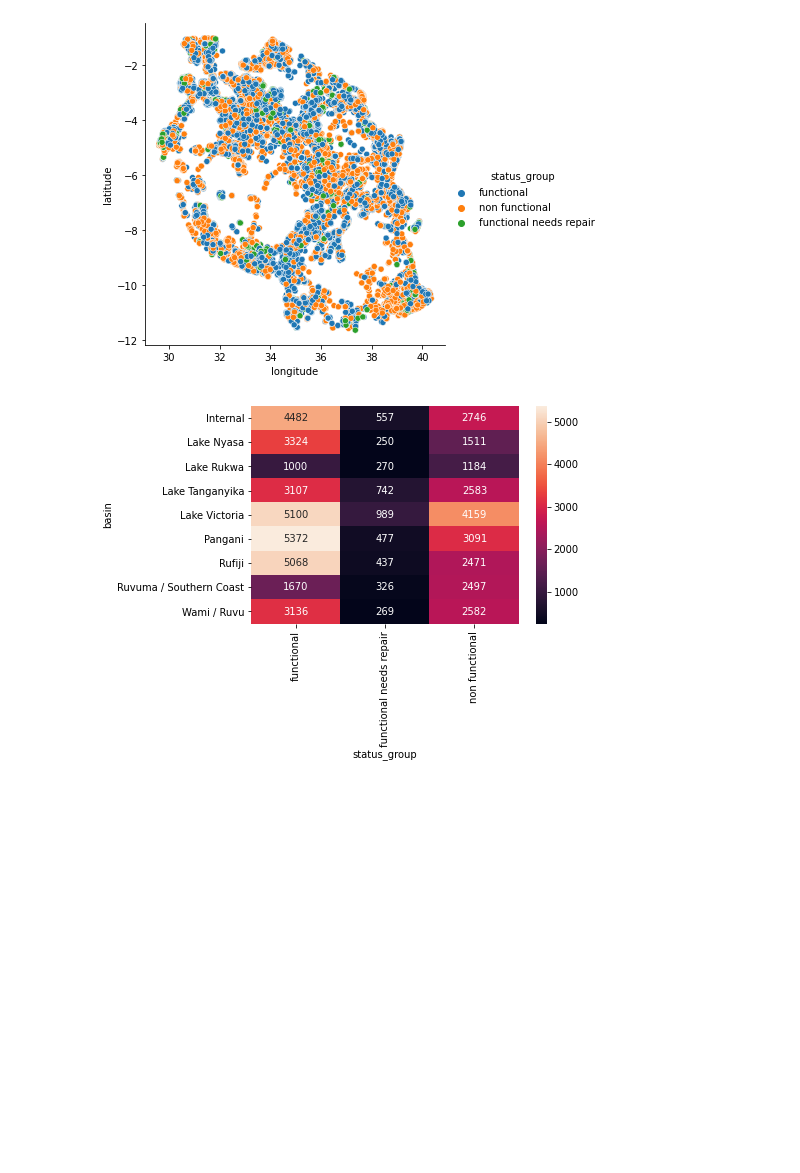
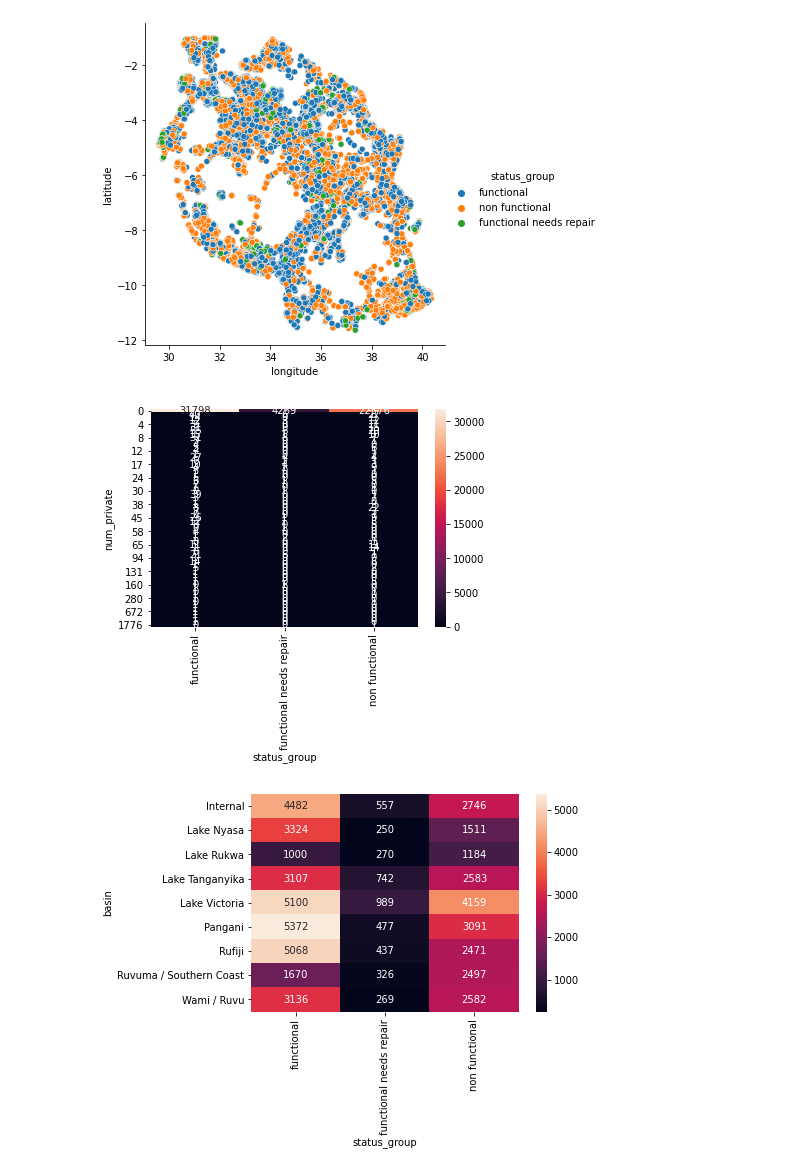
Before and after one commit to budvinchathura/ML-project-drivendata, a Jupyter notebook: ML_project_drivendata.ipynb, the cells around one changed output. Cells and saved outputs as stored; diff of their text form; code cells hidden in the pictures; blank space fills up the shorter version.

```diff
--- a/ML_project_drivendata.ipynb
+++ b/ML_project_drivendata.ipynb
@@ -367,6 +368,10 @@ sns.relplot(x="longitude", y="latitude", hue="status_group", data=train_data_df)
 [figure]
 # %%
 # print(test_values_df.apply(lambda col: col.nunique()))
+# %%
+plot_heatmap(train_data_df, 'num_private','status_group')
+# %% [output]
+[figure, added]
 # %%
 # pivot_table = train_data_df.pivot_table('id','basin','status_group',aggfunc='count').fillna(0).astype(int)
 # sns.heatmap(pivot_table)
```
Also changed, not shown: parts of 18 cells of this notebook.
